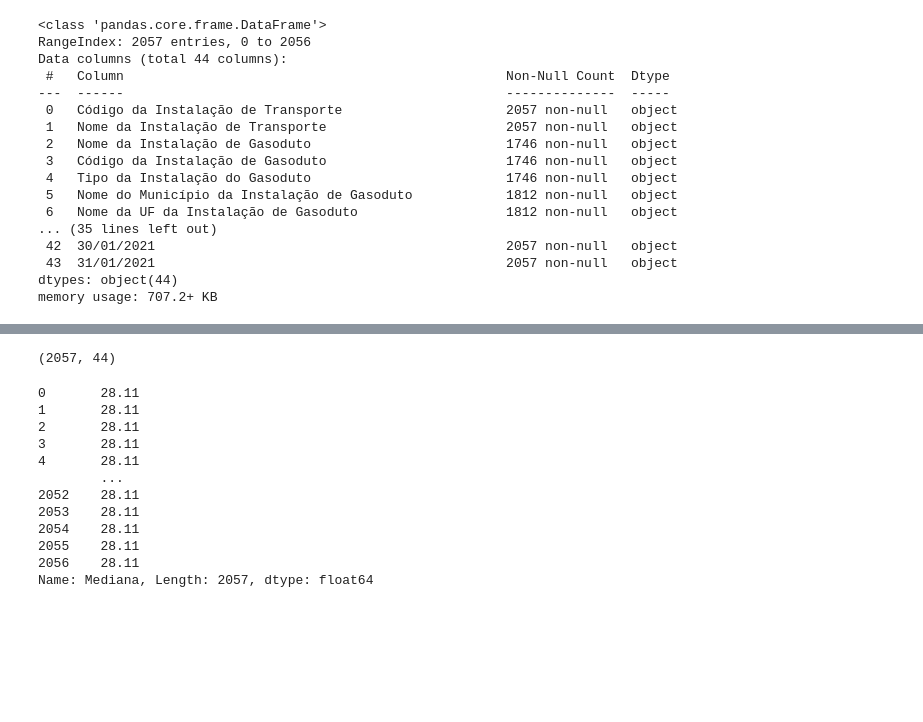
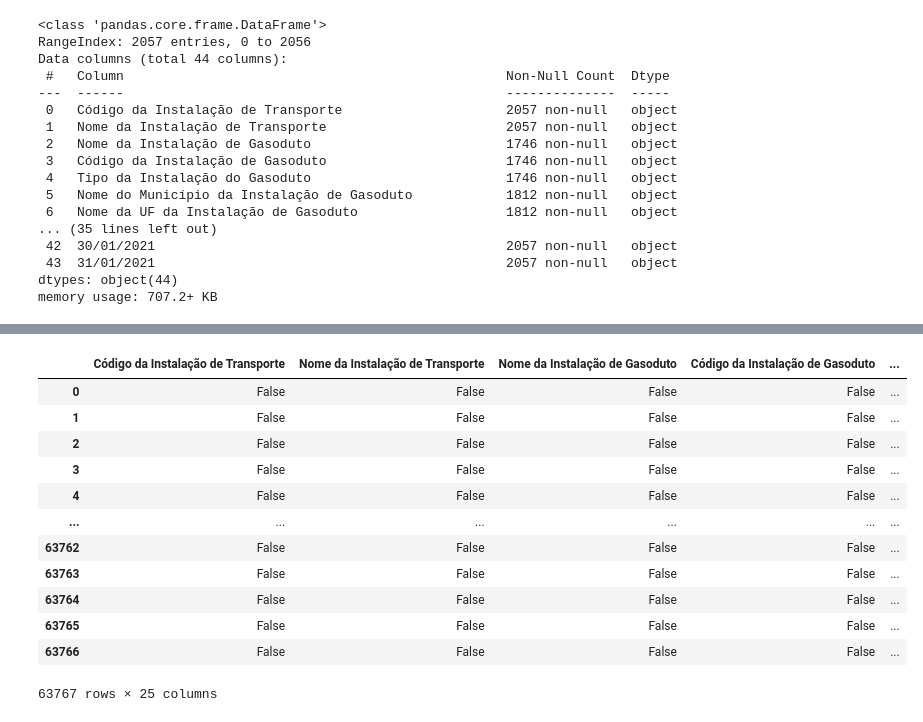
Before and after one commit to k3lvin-os/eda_gasoduto, a Jupyter notebook: EDA_Gasoduto.ipynb, the cells around one changed output, grey strips where cells are left out. Drawn from its saved outputs; the diff is of its cells as text; code cells hidden in the pictures; blank space fills up the shorter version.

```diff
--- a/EDA_Gasoduto.ipynb
+++ b/EDA_Gasoduto.ipynb
@@ -105,0 +121,2 @@ memory usage: 707.2+ KB
+# %%
+df = df.drop(['Nome da variável', 'Valor'] , axis = 1)
@@ -106,4 +126,16 @@ memory usage: 707.2+ KB
 # %%
-df.shape
+df.isna()
 # %% [output]
+|  | Código da Instalação de Transporte | Nome da Instalação de Transporte | Nome da Instalação de Gasoduto | Código da Instalação de Gasoduto | ... |
+| 0 | False | False | False | False | ... |
+| 1 | False | False | False | False | ... |
+| 2 | False | False | False | False | ... |
+| 3 | False | False | False | False | ... |
+| 4 | False | False | False | False | ... |
+| ... | ... | ... | ... | ... | ... |
+| 63762 | False | False | False | False | ... |
+| 63763 | False | False | False | False | ... |
+| 63764 | False | False | False | False | ... |
+| 63765 | False | False | False | False | ... |
+| 63766 | False | False | False | False | ... |
-(2057, 44)
+63767 rows × 25 columns
@@ -113,15 +141,0 @@ for i in range(df.shape[0]):
-# %%
-df['Mediana']
-# %% [output]
-0       28.11
-1       28.11
-2       28.11
-3       28.11
-4       28.11
-        ...
-2052    28.11
-2053    28.11
-2054    28.11
-2055    28.11
-2056    28.11
-Name: Mediana, Length: 2057, dtype: float64
```
Also changed, not shown: parts of 8 cells of this notebook.
